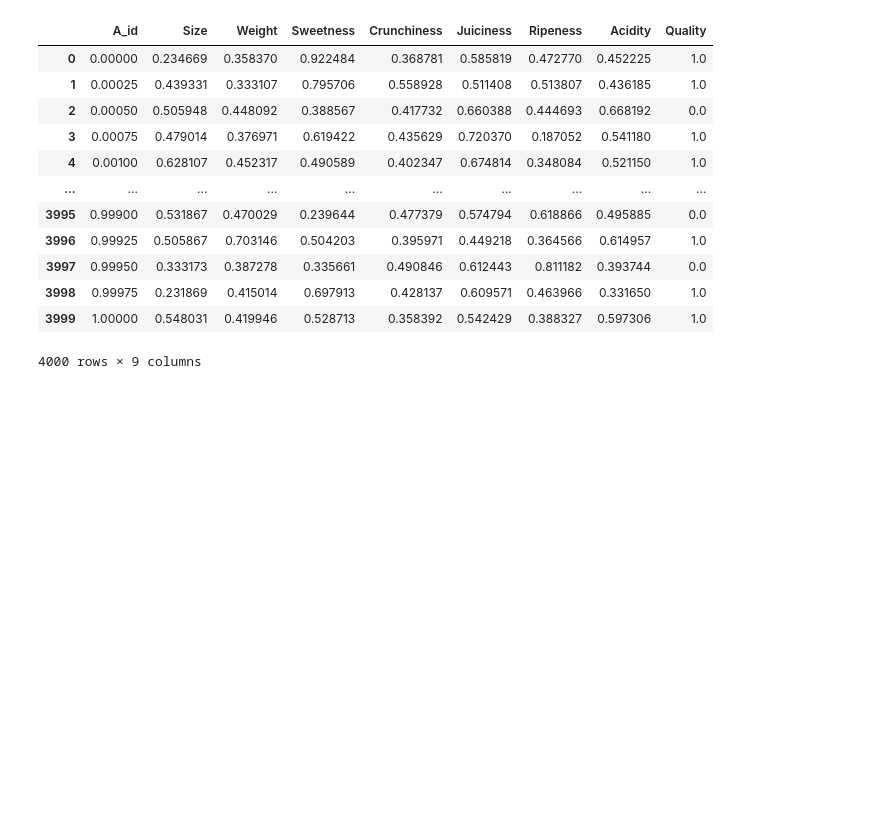
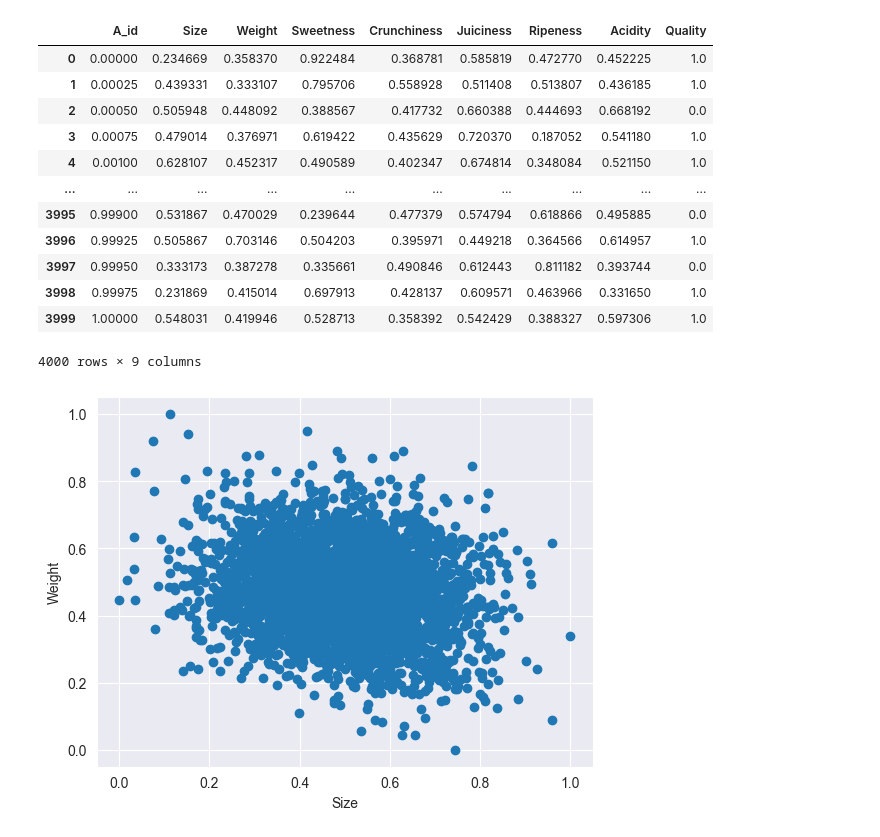
Before and after one commit to KrishnanditoLksn/MachineLearning_101, a Jupyter notebook: mlArchive/apple.ipynb, the cells around one changed output. Drawn from its saved outputs; the diff is of its cells as text; code cells hidden in the pictures; blank space fills up the shorter version.

```diff
--- a/mlArchive/apple.ipynb
+++ b/mlArchive/apple.ipynb
@@ -203,3 +209,17 @@ apple_data_scaled
 | 3998 | 0.99975 | 0.231869 | 0.415014 | 0.697913 | 0.428137 | 0.609571 | 0.463966 | 0.331650 | 1.0 |
 | 3999 | 1.00000 | 0.548031 | 0.419946 | 0.528713 | 0.358392 | 0.542429 | 0.388327 | 0.597306 | 1.0 |
 4000 rows × 9 columns
+# %%
+
+# sns.set_theme(style="ticks")
+#
+# df = sns.load_dataset(apple_data_scaled)
+# sns.pairplot(df, hue="Weight")
+fig, ax = plt.subplots()
+
+ax.scatter(apple_data_scaled['Size'], apple_data_scaled['Weight'])
+plt.xlabel("Size")
+plt.ylabel("Weight")
+plt.show()
+# %% [output]
+[figure, added]
```
Also changed, not shown: parts of 11 cells of this notebook.
